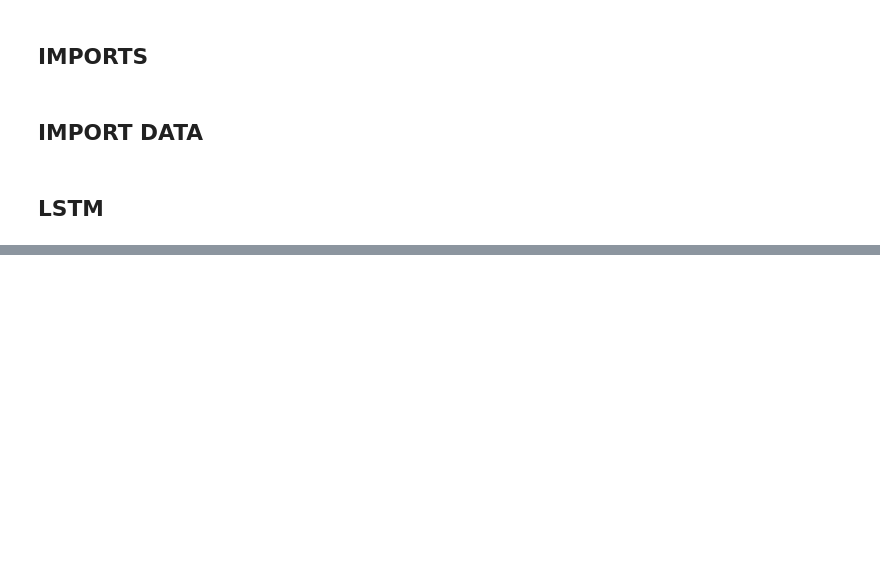
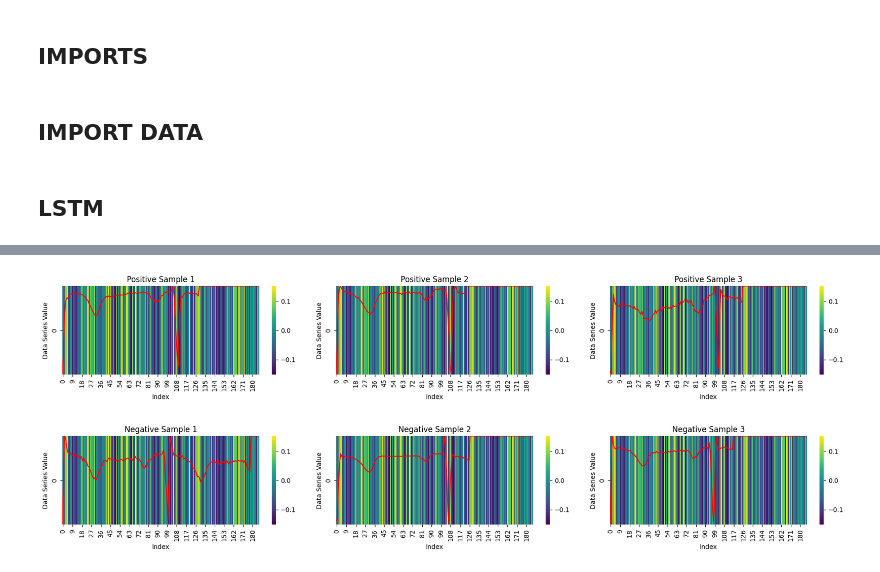
Before and after one commit to nexusfb/ETH-MLxHC-ECG-Representation-Learning, a Jupyter notebook: Project2.ipynb, the cells around one changed output, grey strips where cells are left out. Cells and saved outputs as stored; diff of their text form; code cells hidden in the pictures; blank space fills up the shorter version.

```diff
--- a/Project2.ipynb
+++ b/Project2.ipynb
@@ -316,0 +324,45 @@ test error = 412 out of 2911 examples
+# %%
+indices_class_0 = np.where(y_train == 0)[0]
+indices_class_1 = np.where(y_train == 1)[0]
+
+n_samples = 3
+
+
+sampled_indices_class_1 = np.random.choice(indices_class_1, size=n_samples, replace=False)
+sampled_indices_class_0 = np.random.choice(indices_class_0, size =n_samples,replace = False)
+#sampled_indices_class_0 = np.random.choice(indices_class_0, size=n_samples replace=False)
+X_negative = X_train[sampled_indices_class_0]
+X_positive = X_train[sampled_indices_class_1]
+# %%
+input_layer_weights = model.layers[2].get_weights()[0][0,0,:]
+
+fig, axs = plt.subplots(1, n_samples, figsize=(18, 3))  # Create subplots with 1 row and 6 columns
+
+for i, ax in enumerate(axs):
+    sns.heatmap(np.array([input_layer_weights[:187]]), cmap='viridis', ax=ax)
+    ax.plot(X_positive[i], color='red')
+
+    # Set labels
+    ax.set_xlabel('Index')
+    ax.set_ylabel('Data Series Value')
+    ax.set_title(f'Positive Sample {i+1}')  # Set title for each subplot
+
+plt.tight_layout()  # Adjust layout to prevent overlap
+plt.show()
+
+fig, axs = plt.subplots(1, n_samples, figsize=(18, 3))  # Create subplots with 1 row and 6 columns
+
+for i, ax in enumerate(axs):
+    sns.heatmap(np.array([input_layer_weights[:187]]), cmap='viridis', ax=ax)
+    ax.plot(X_negative[i], color='red')
+
+    # Set labels
+    ax.set_xlabel('Index')
+    ax.set_ylabel('Data Series Value')
+    ax.set_title(f'Negative Sample {i+1}')  # Set title for each subplot
+
+plt.tight_layout()  # Adjust layout to prevent overlap
+plt.show()
+# %% [output]
+[figure, added]
+[figure, added]
```
Also changed, not shown: parts of 11 cells of this notebook, 6 other files.
